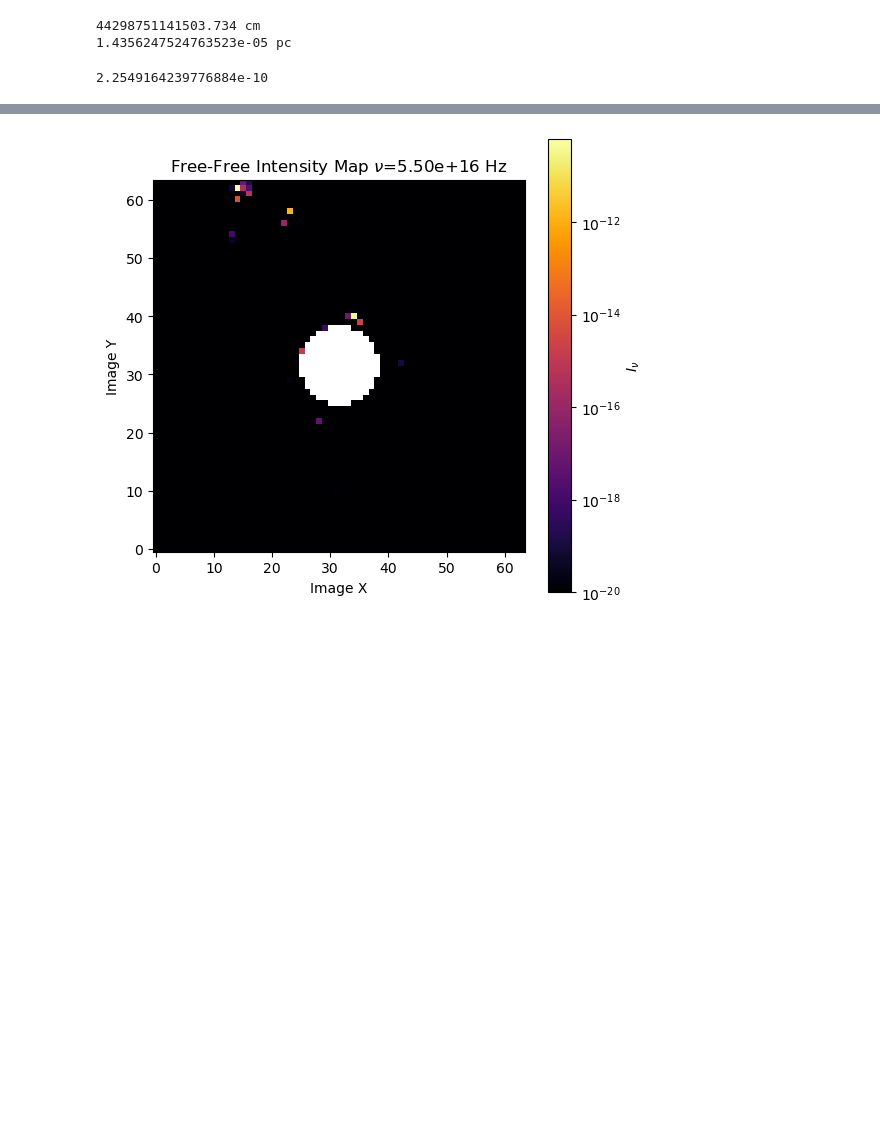
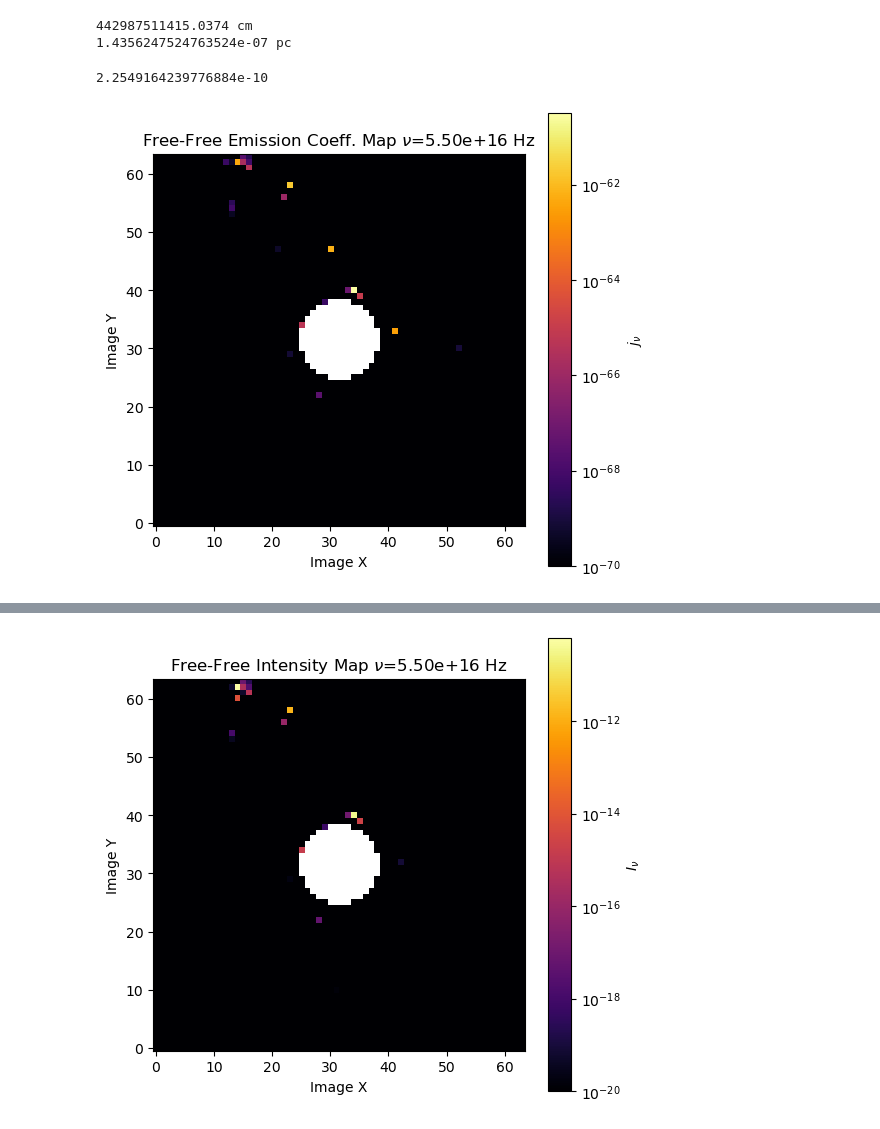
Before and after one commit to thomas-03/blacklight, a Jupyter notebook: scripts/imageFiles.ipynb, the cells around one changed output, grey strips where cells are left out. Cells and saved outputs as stored; diff of their text form; code cells hidden in the pictures; blank space fills up the shorter version.

```diff
--- a/scripts/imageFiles.ipynb
+++ b/scripts/imageFiles.ipynb
@@ -55,12 +55,12 @@ default_args['fontsize'] = None
 plt.rcParams["figure.figsize"] = (6,6)
 plt.rcParams["figure.dpi"] = 100
 # %%
-temp=(100*G*Mbh/c**2)*u.cgs.cm
+temp=(G*Mbh/c**2)*u.cgs.cm
 print(temp)
 print(temp.to(u.pc))
 # %% [output]
-44298751141503.734 cm
-1.4356247524763523e-05 pc
+442987511415.0374 cm
+1.4356247524763524e-07 pc
 # %%
 v0=0.0005*c
 mu=0.6
@@ -73,0 +74,17 @@ temp = np.load('../output/lowmass_free_tde.npz')
+# %%
+frequencies = np.array(hf['frequency'])
+freq = len(frequencies)-5
+#print(np.argwhere(np.isnan(temp['I_nu'][freq])==False).shape)
+i = np.copy(hf['emission'][freq])
+#i'm going to have 1e-10 be the baseline min value
+minVal = 1e-70
+i[i<minVal]=minVal
+
+plt.imshow(i,cmap='inferno',origin='lower', label="$\\nu$={0:.2e} Hz".format(frequencies[freq]), norm=colors.LogNorm(vmin=minVal))
+plt.colorbar(label="$j_\\nu$")
+plt.title('Free-Free Emission Coeff. Map $\\nu$={0:.2e} Hz'.format(frequencies[freq]))
+plt.xlabel('Image X')
+plt.ylabel('Image Y')
+plt.show()
+# %% [output]
+[figure, added]
```
Also changed, not shown: parts of 2 cells of this notebook, 7 other files.
